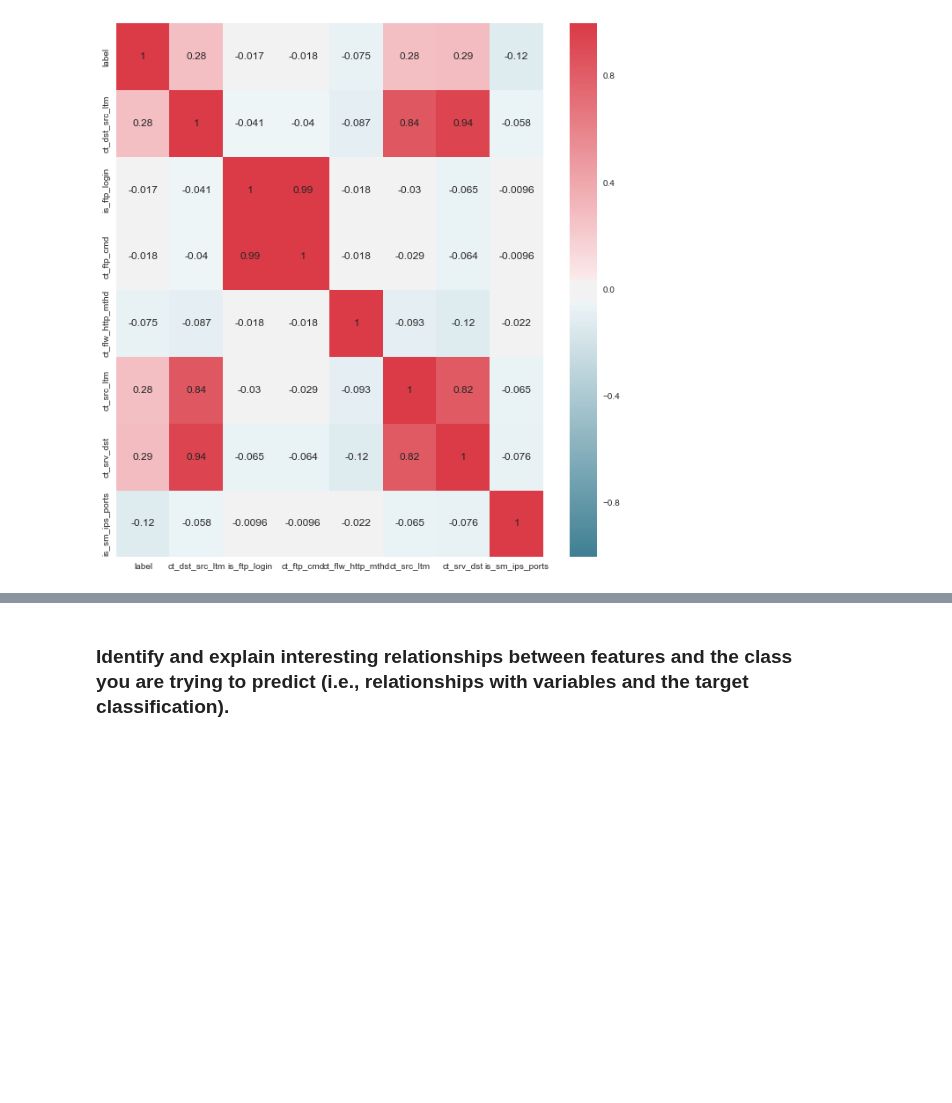
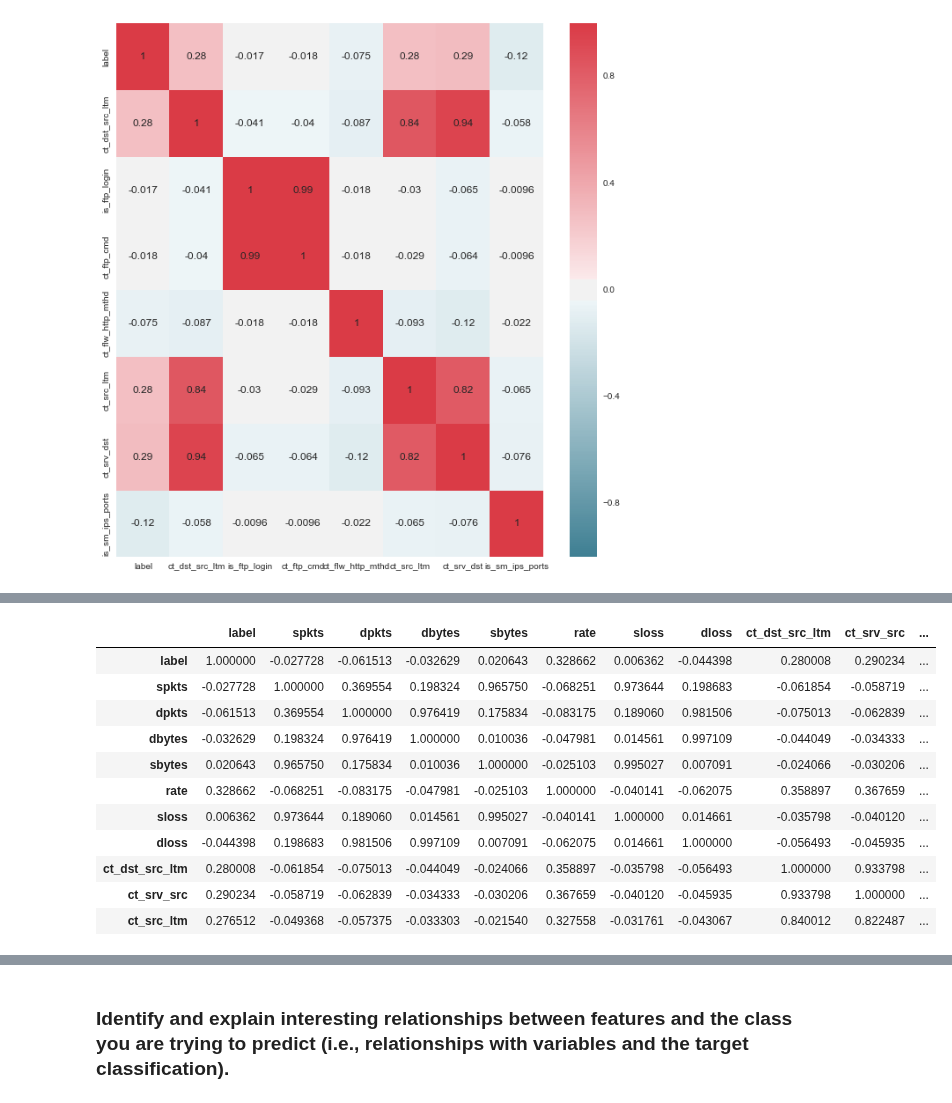
Before and after one commit to Dangerbotz/network_intrusion_detection_system, a Jupyter notebook: BalzerSrinivasThungVanceLab1.ipynb, the cells around one changed output, grey strips where cells are left out. Saved outputs shown, nothing was run; the diff lists cells and outputs as text; code cells hidden in the pictures; blank space fills up the shorter version.

```diff
--- a/BalzerSrinivasThungVanceLab1.ipynb
+++ b/BalzerSrinivasThungVanceLab1.ipynb
@@ -482,0 +556,15 @@ f.tight_layout()
+# %%
+df_corr
+# %% [output]
+|  | label | spkts | dpkts | dbytes | sbytes | rate | sloss | dloss | ct_dst_src_ltm | ct_srv_src | ... |
+| label | 1.000000 | -0.027728 | -0.061513 | -0.032629 | 0.020643 | 0.328662 | 0.006362 | -0.044398 | 0.280008 | 0.290234 | ... |
+| spkts | -0.027728 | 1.000000 | 0.369554 | 0.198324 | 0.965750 | -0.068251 | 0.973644 | 0.198683 | -0.061854 | -0.058719 | ... |
+| dpkts | -0.061513 | 0.369554 | 1.000000 | 0.976419 | 0.175834 | -0.083175 | 0.189060 | 0.981506 | -0.075013 | -0.062839 | ... |
+| dbytes | -0.032629 | 0.198324 | 0.976419 | 1.000000 | 0.010036 | -0.047981 | 0.014561 | 0.997109 | -0.044049 | -0.034333 | ... |
+| sbytes | 0.020643 | 0.965750 | 0.175834 | 0.010036 | 1.000000 | -0.025103 | 0.995027 | 0.007091 | -0.024066 | -0.030206 | ... |
+| rate | 0.328662 | -0.068251 | -0.083175 | -0.047981 | -0.025103 | 1.000000 | -0.040141 | -0.062075 | 0.358897 | 0.367659 | ... |
+| sloss | 0.006362 | 0.973644 | 0.189060 | 0.014561 | 0.995027 | -0.040141 | 1.000000 | 0.014661 | -0.035798 | -0.040120 | ... |
+| dloss | -0.044398 | 0.198683 | 0.981506 | 0.997109 | 0.007091 | -0.062075 | 0.014661 | 1.000000 | -0.056493 | -0.045935 | ... |
+| ct_dst_src_ltm | 0.280008 | -0.061854 | -0.075013 | -0.044049 | -0.024066 | 0.358897 | -0.035798 | -0.056493 | 1.000000 | 0.933798 | ... |
+| ct_srv_src | 0.290234 | -0.058719 | -0.062839 | -0.034333 | -0.030206 | 0.367659 | -0.040120 | -0.045935 | 0.933798 | 1.000000 | ... |
+| ct_src_ltm | 0.276512 | -0.049368 | -0.057375 | -0.033303 | -0.021540 | 0.327558 | -0.031761 | -0.043067 | 0.840012 | 0.822487 | ... |
```
Also changed, not shown: parts of 12 cells of this notebook.
